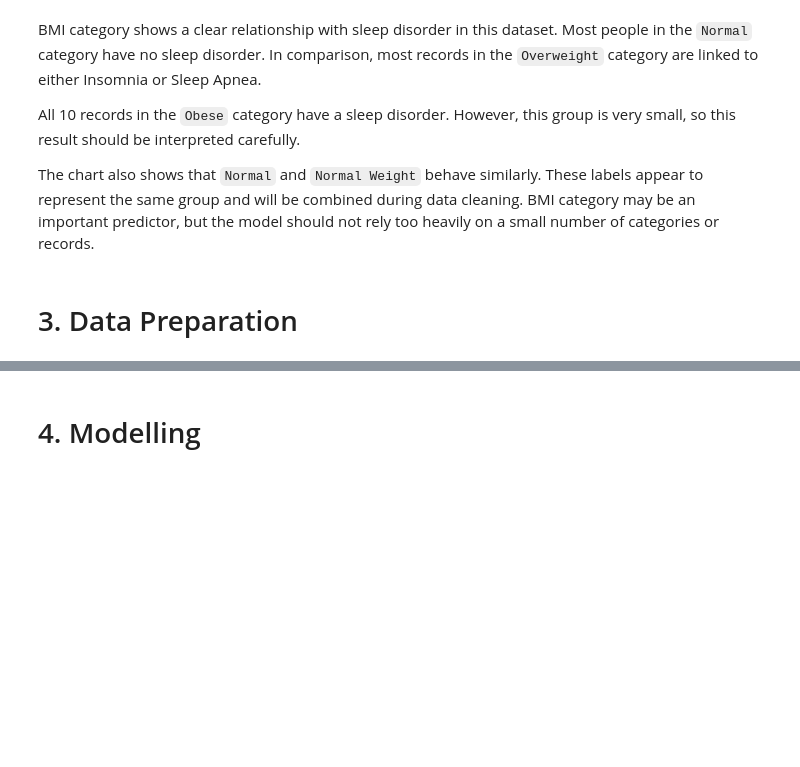
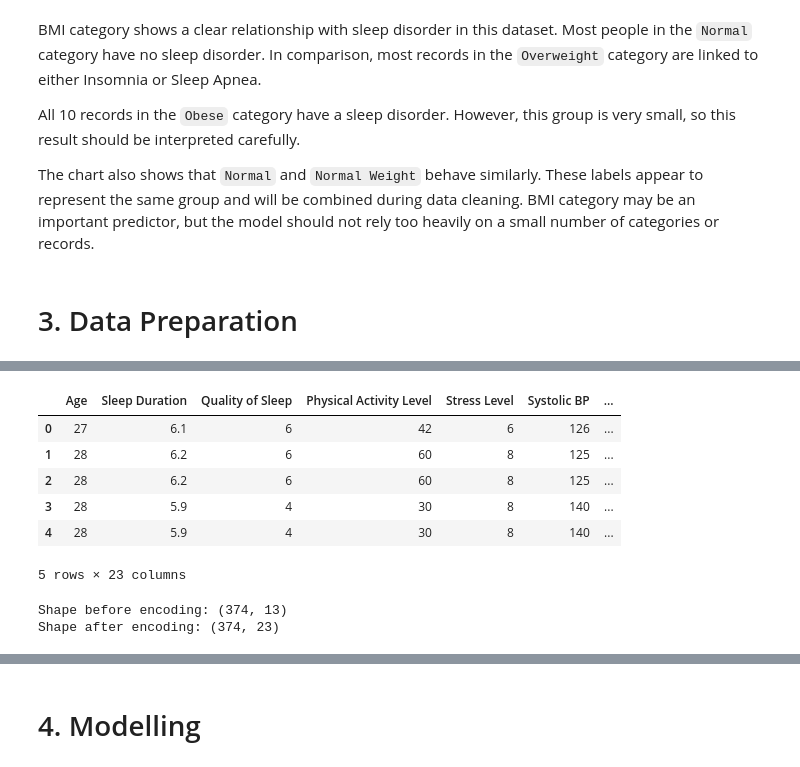
Before and after one commit to ShiroiYukiis/mldp, a Jupyter notebook: MLDP Program Codes Submission Template.ipynb, the cells around one changed output, grey strips where cells are left out. Cells and saved outputs as stored; diff of their text form; code cells hidden in the pictures; blank space fills up the shorter version.

```diff
--- a/MLDP Program Codes Submission Template.ipynb
+++ b/MLDP Program Codes Submission Template.ipynb
@@ -590 +723,25 @@ The chart also shows that `Normal` and `Normal Weight` behave similarly. These l
+# %%
+# Apply one-hot encoding to the categorical input features
+df_encoded = pd.get_dummies(
+    df_clean,
+    columns=['Gender', 'Occupation', 'BMI Category'],
+    drop_first=True,
+    dtype=int
+)
+
+# Check the encoded dataset
+display(df_encoded.head())
+
+print("Shape before encoding:", df_clean.shape)
+print("Shape after encoding:", df_encoded.shape)
+# %% [output]
+|  | Age | Sleep Duration | Quality of Sleep | Physical Activity Level | Stress Level | Systolic BP | ... |
+| 0 | 27 | 6.1 | 6 | 42 | 6 | 126 | ... |
+| 1 | 28 | 6.2 | 6 | 60 | 8 | 125 | ... |
+| 2 | 28 | 6.2 | 6 | 60 | 8 | 125 | ... |
+| 3 | 28 | 5.9 | 4 | 30 | 8 | 140 | ... |
+| 4 | 28 | 5.9 | 4 | 30 | 8 | 140 | ... |
+5 rows × 23 columns
+Shape before encoding: (374, 13)
+Shape after encoding: (374, 23)
 # %% [markdown]
```
Also changed, not shown: parts of 14 cells of this notebook.
